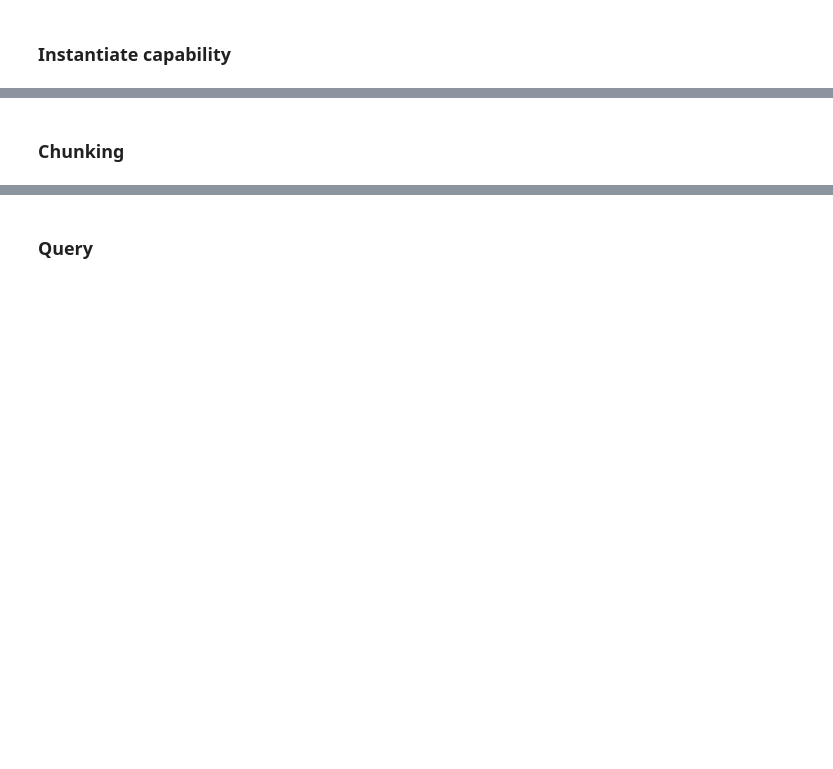
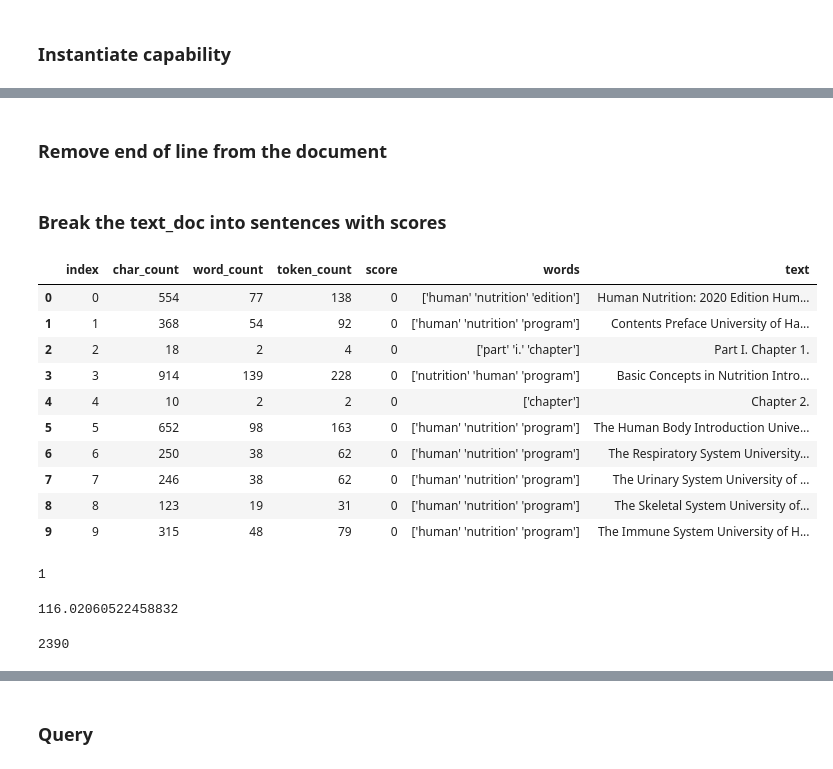
Before and after one commit to project-hadron/neural_rag, a Jupyter notebook: jupyter/knowledge/04_agent_query_answer.ipynb, the cells around one changed output, grey strips where cells are left out. Cells and saved outputs as stored; diff of their text form; code cells hidden in the pictures; blank space fills up the shorter version.

```diff
--- a/jupyter/knowledge/04_agent_query_answer.ipynb
+++ b/jupyter/knowledge/04_agent_query_answer.ipynb
@@ -56,4 +23,5 @@ kn.set_description('a reusable component to embed documentation to build an AI k
+# %%
+kn = Knowledge.from_memory()
 # %%
-kn.set_source_uri("${HADRON_KNOWLEDGE_SOURCE_URI}")
+tbl = kn.set_source_uri("${HADRON_KNOWLEDGE_SOURCE_URI}").load_source_canonical()
 kn.set_persist_uri('${HADRON_KNOWLEDGE_EMBED_URI}')
-kn.add_connector_uri('query', '${HADRON_KNOWLEDGE_EMBED_URI}')
@@ -69,2 +27,0 @@ kn.remove_collection(kn.CONNECTOR_PERSIST)
-# %%
-doc = kn.load_source_canonical()
@@ -83,4 +28,28 @@ sentences.column_names
+# %% [markdown]
+### Remove end of line from the document
+# %%
+doc = kn.tools.filter_replace_str(tbl, pattern='\n', replacement='')
+# %% [markdown]
+### Break the text_doc into sentences with scores
+# %%
+sentences = kn.tools.text_to_sentences(doc, include_score=False, words_max=3)
+# %% [output]
+|  | index | char_count | word_count | token_count | score | words | text |
+| 0 | 0 | 554 | 77 | 138 | 0 | ['human' 'nutrition' 'edition'] | Human Nutrition: 2020 Edition Hum... |
+| 1 | 1 | 368 | 54 | 92 | 0 | ['human' 'nutrition' 'program'] | Contents Preface University of Ha... |
+| 2 | 2 | 18 | 2 | 4 | 0 | ['part' 'i.' 'chapter'] | Part I. Chapter 1. |
+| 3 | 3 | 914 | 139 | 228 | 0 | ['nutrition' 'human' 'program'] | Basic Concepts in Nutrition Intro... |
+| 4 | 4 | 10 | 2 | 2 | 0 | ['chapter'] | Chapter 2. |
+| 5 | 5 | 652 | 98 | 163 | 0 | ['human' 'nutrition' 'program'] | The Human Body Introduction Unive... |
+| 6 | 6 | 250 | 38 | 62 | 0 | ['human' 'nutrition' 'program'] | The Respiratory System University... |
+| 7 | 7 | 246 | 38 | 62 | 0 | ['human' 'nutrition' 'program'] | The Urinary System University of ... |
+| 8 | 8 | 123 | 19 | 31 | 0 | ['human' 'nutrition' 'program'] | The Skeletal System University of... |
+| 9 | 9 | 315 | 48 | 79 | 0 | ['human' 'nutrition' 'program'] | The Immune System University of H... |
 # %%
 pc.min(sentences['char_count']).as_py()
 pc.mean(sentences['char_count']).as_py()
 pc.max(sentences['char_count']).as_py()
+# %% [output]
+1
+116.02060522458832
+2390
@@ -89,2 +55,0 @@ pc.count(pc.filter(sentences['sentence_score'], pc.greater(sentences['sentence_s
-# %% [markdown]
-### Chunking
```
Also changed, not shown: parts of 37 cells of this notebook, 4 other files.
